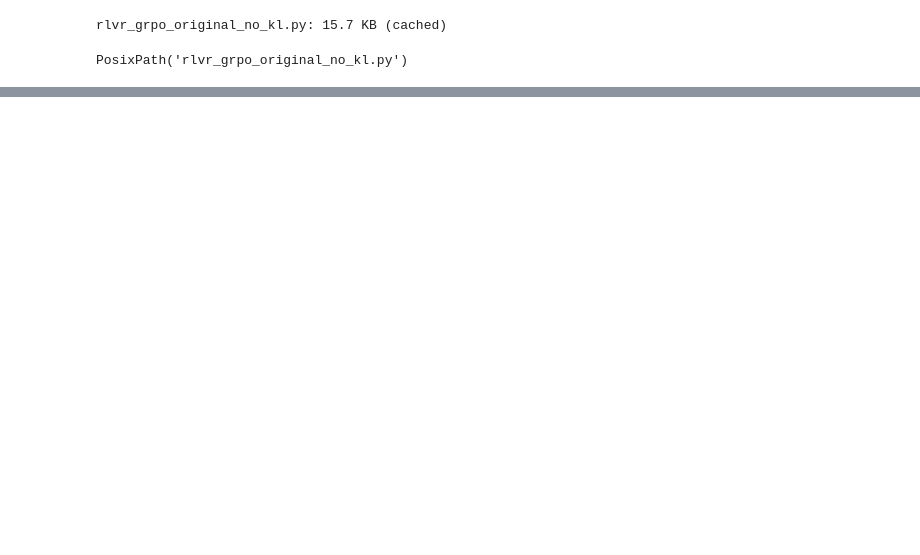
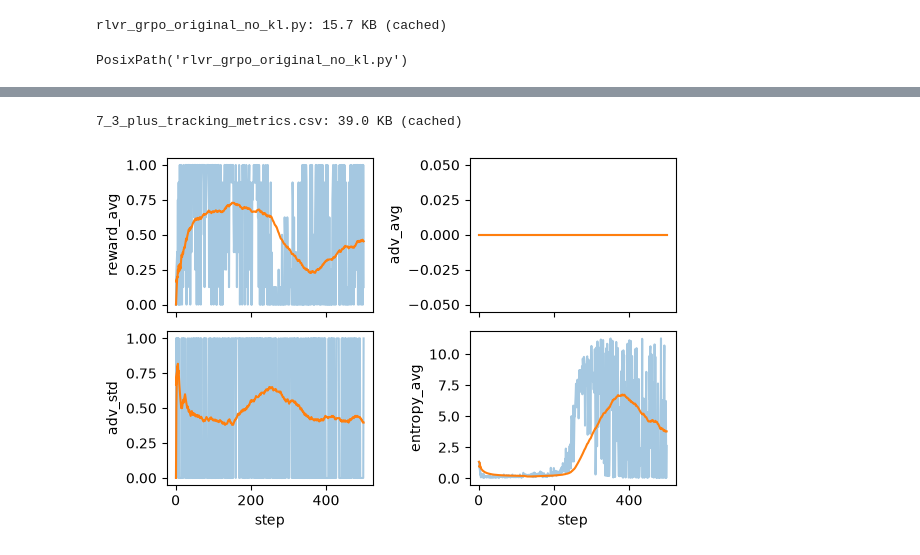
Before and after one commit to nuss171201/reasoning-model-, a Jupyter notebook: 06_Improving_GRPO_for_RL.ipynb, the cells around one changed output, grey strips where cells are left out. Drawn from its saved outputs; the diff is of its cells as text; code cells hidden in the pictures; blank space fills up the shorter version.

```diff
--- a/06_Improving_GRPO_for_RL.ipynb
+++ b/06_Improving_GRPO_for_RL.ipynb
@@ -46,0 +235,11 @@ ch06_rlvr_grpo_original_no_kl_metrics.csv: 25.1 KB
+# %%
+download_from_github(
+    'ch07/02_logs/7_3_plus_tracking_metrics.csv'
+)
+plot_grpo_metrics(
+    '7_3_plus_tracking_metrics.csv',
+    columns = ['reward_avg', 'adv_avg', 'adv_std', 'entropy_avg']
+)
+# %% [output]
+7_3_plus_tracking_metrics.csv: 39.0 KB (cached)
+[figure, added]
```
Also changed, not shown: parts of 38 cells of this notebook, 5 other files.
